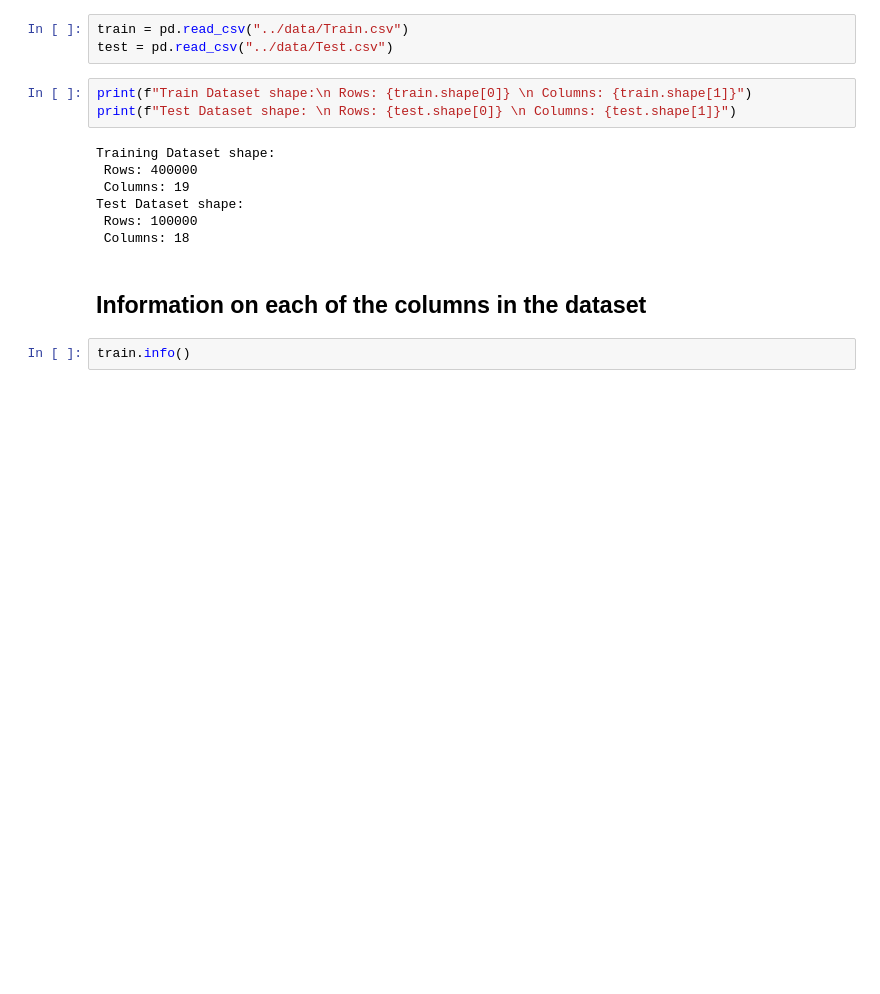
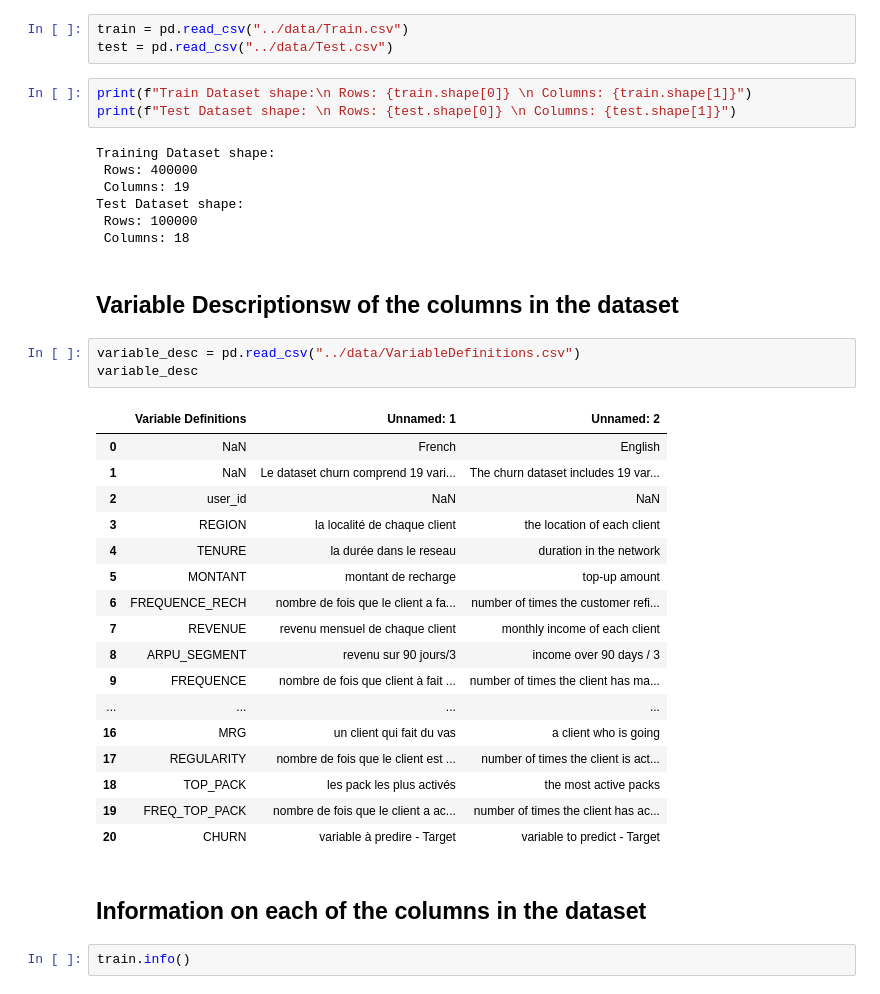
Before and after one commit to JUGG097/DSN-Expresso-Churn-Hackathon, a Jupyter notebook: Exploratory Data Analysis.ipynb, the cells around one changed output. Cells and saved outputs as stored; diff of their text form; blank space fills up the shorter version.

Commit message:
Added variable description

```diff
--- a/Exploratory Data Analysis.ipynb
+++ b/Exploratory Data Analysis.ipynb
@@ -14,6 +14,29 @@ Training Dataset shape:
 Test Dataset shape:
  Rows: 100000
  Columns: 18
+# %% [markdown]
+## Variable Descriptionsw of the columns in the dataset
+# %%
+variable_desc = pd.read_csv("../data/VariableDefinitions.csv")
+variable_desc
+# %% [output]
+|  | Variable Definitions | Unnamed: 1 | Unnamed: 2 |
+| 0 | NaN | French | English |
+| 1 | NaN | Le dataset churn comprend 19 vari... | The churn dataset includes 19 var... |
+| 2 | user_id | NaN | NaN |
+| 3 | REGION | la localité de chaque client | the location of each client |
+| 4 | TENURE | la durée dans le reseau | duration in the network |
+| 5 | MONTANT | montant de recharge | top-up amount |
+| 6 | FREQUENCE_RECH | nombre de fois que le client a fa... | number of times the customer refi... |
+| 7 | REVENUE | revenu mensuel de chaque client | monthly income of each client |
+| 8 | ARPU_SEGMENT | revenu sur 90 jours/3 | income over 90 days / 3 |
+| 9 | FREQUENCE | nombre de fois que client à fait ... | number of times the client has ma... |
+| ... | ... | ... | ... |
+| 16 | MRG | un client qui fait du vas | a client who is going |
+| 17 | REGULARITY | nombre de fois que le client est ... | number of times the client is act... |
+| 18 | TOP_PACK | les pack les plus activés | the most active packs |
+| 19 | FREQ_TOP_PACK | nombre de fois que le client a ac... | number of times the client has ac... |
+| 20 | CHURN | variable à predire - Target | variable to predict - Target |
 # %% [markdown]
 ## Information on each of the columns in the dataset
 # %%
```
